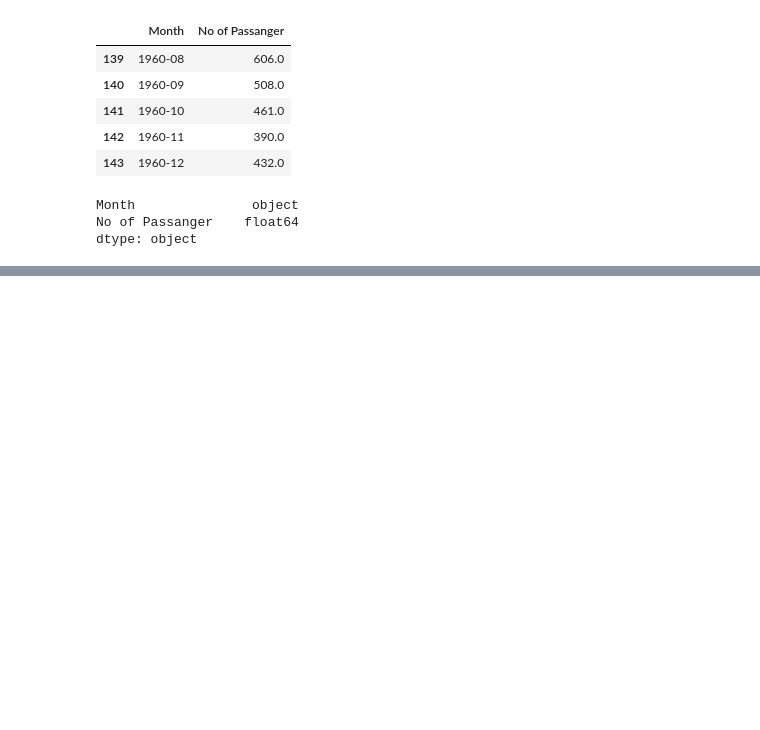
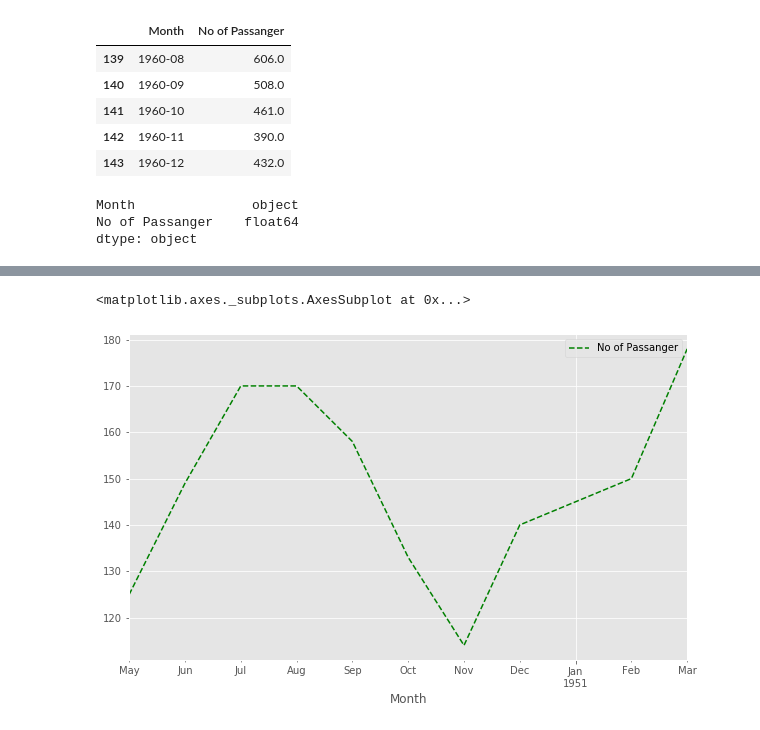
Before and after one commit to PacktPublishing/-Time-Series-Forecasting-with-Python-3.X, a Jupyter notebook: section 1/1.4Time Series Data Exploration.ipynb, the cells around one changed output, grey strips where cells are left out. Cells and saved outputs as stored; diff of their text form; code cells hidden in the pictures; blank space fills up the shorter version.

```diff
--- a/section 1/1.4Time Series Data Exploration.ipynb
+++ b/section 1/1.4Time Series Data Exploration.ipynb
@@ -129,0 +168,6 @@ airline_df
+# %%
+# drill down to specific timespane
+airline_df['1950-05-01':'1951-03-01'].plot(style='g--')
+# %% [output]
+<matplotlib.axes._subplots.AxesSubplot at 0x...>
+[figure, added]
```
Also changed, not shown: parts of 9 cells of this notebook.
